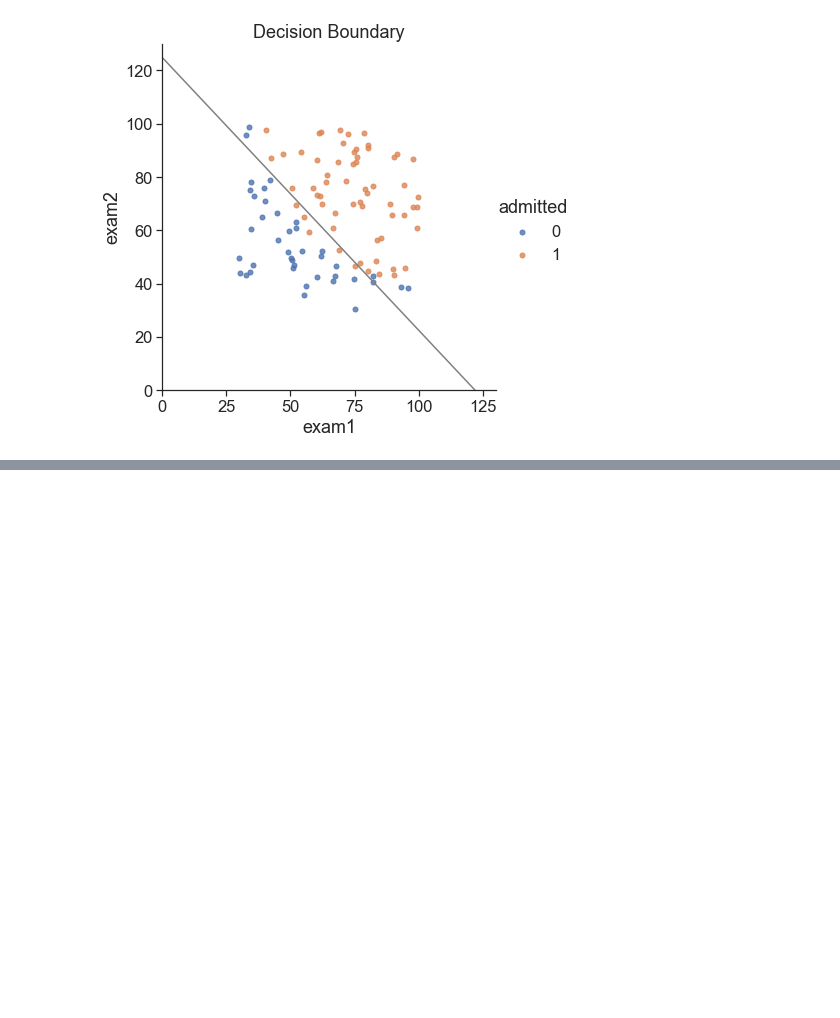
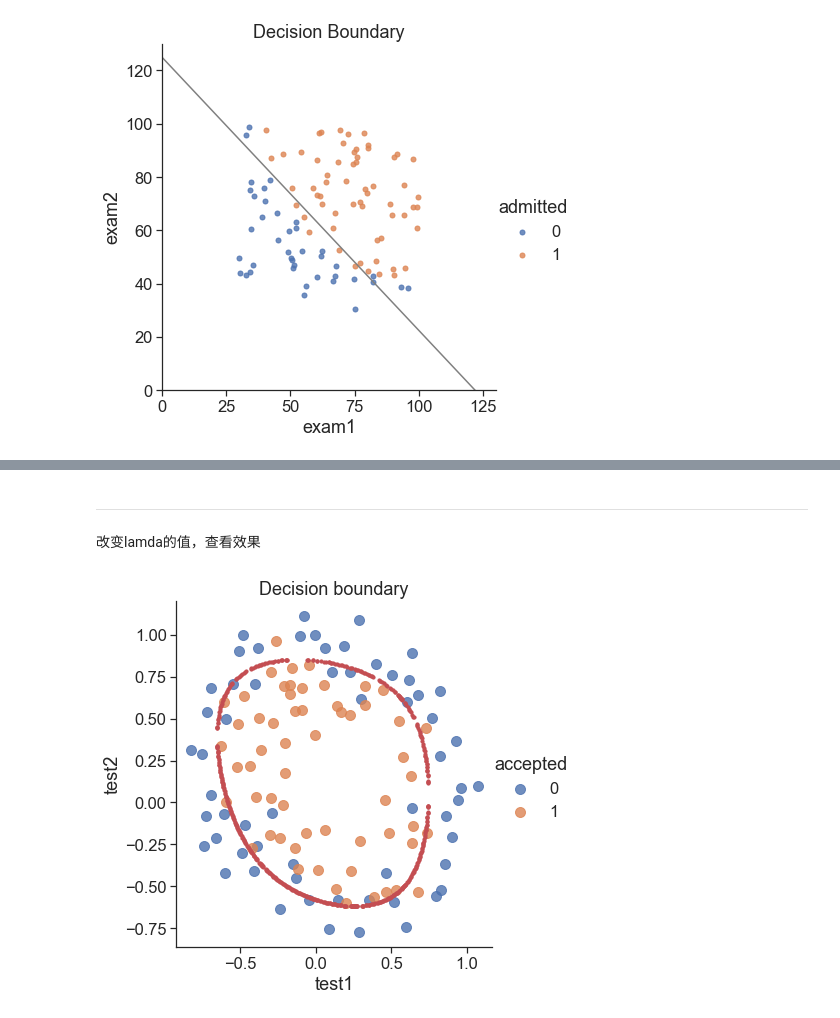
Before and after one commit to sakoXY/ML_ex_python, a Jupyter notebook: ex2/ex2.ipynb, the cells around one changed output, grey strips where cells are left out. Saved outputs shown, nothing was run; the diff lists cells and outputs as text; code cells hidden in the pictures; blank space fills up the shorter version.

```diff
--- a/ex2/ex2.ipynb
+++ b/ex2/ex2.ipynb
@@ -190,0 +288,7 @@ plt.show()
+# %%
+def regularized_gradient(theta, X, y, l=1):
+    theta_j1_to_n = theta[1:]
+    regularized_theta = (1 / len(X)) * theta_j1_to_n
+
+    regularized_term = np.concatenate([np.array([0]), regularized_theta])
+    return gradient(theta, X, y) + regularized_term
@@ -190,0 +311,5 @@ plt.show()
+# %%
+print('init cost = {}'.format(regularized_cost(theta, X, y)))
+
+res = opt.minimize(fun=regularized_cost, x0=theta, args=(X, y), method='Newton-CG', jac=regularized_gradient)
+res
@@ -190,0 +339,5 @@ plt.show()
+# %%
+final_theta = res.x
+y_pred = predict(X, final_theta)
+
+print(classification_report(y, y_pred))
@@ -190,0 +358,14 @@ plt.show()
+# %%
+def draw_boundary(power, l):
+    density = 1000
+    threshold = 2 * 10 ** -3
+
+    final_theta = feature_mapped_logistic_regression(power, l)
+    x, y = find_decision_boundary(density, power, final_theta, threshold)
+
+    df = pd.read_csv('ex2data2.txt', names=['test1', 'test2', 'accepted'])
+    sns.lmplot('test1', 'test2', hue='accepted', data=df, size=6, fit_reg=False, scatter_kws={'s': 100})
+
+    plt.scatter(x, y, c='r', s=10)
+    plt.title('Decision boundary')
+    plt.show()
@@ -190,0 +404,8 @@ plt.show()
+# %% [markdown]
+---
+# %% [markdown]
+改变lamda的值，查看效果
+# %%
+draw_boundary(power=6, l=1)
+# %% [output]
+[figure, added]
```
Also changed, not shown: parts of 31 cells of this notebook.
